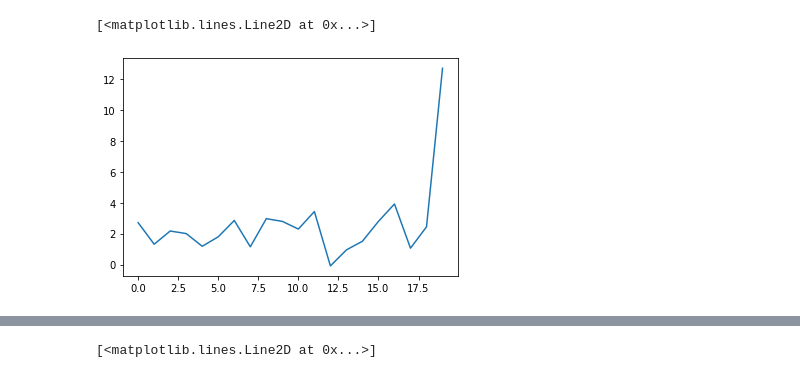
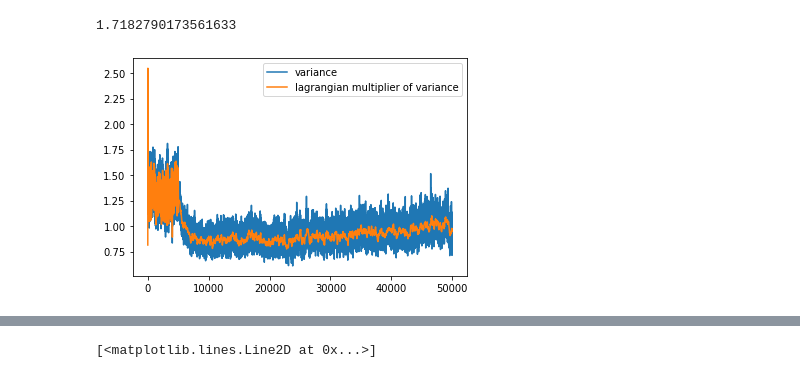
Before and after one commit to lianqing01/dual_imagenet, a Jupyter notebook: visualize_lagrangian.ipynb, the cells around one changed output, grey strips where cells are left out. Saved outputs shown, nothing was run; the diff lists cells and outputs as text; code cells hidden in the pictures.

```diff
--- a/visualize_lagrangian.ipynb
+++ b/visualize_lagrangian.ipynb
@@ -5,7 +1,34 @@ import matplotlib.pyplot as plt
+# %%
+import numpy as np
+# stat = np.load("results/imagenet/constraint_20+norm_layer_+cbn+cweight+10+cdecay+1_Thu-Sep-17-10:43:50-2020/norm_stat.npy")
+# stat = np.load("results/imagenet/constraint_20+norm_layer_+cbn+cweight+10+cdecay+1_Wed-Sep-16-14:00:10-2020/norm_stat.npy")
+#hand l2norm
+# stat = np.load("results/imagenet/constraint_20+norm_layer_+cbn+cweight+10+cdecay+0_Thu-Sep-17-08:50:52-2020/norm_stat.npy")
+#fix theta tune lambda lr 0.1
+# stat = np.load("results/imagenet/constraint_20+norm_layer_+cbn+cweight+10+cdecay+1_Thu-Sep-17-12:37:44-2020/norm_stat.npy")
+#fix theta tune lambda lr 0.001
+stat = np.load("results/imagenet/constraint_20+norm_layer_+cbn+cweight+10+cdecay+1_Thu-Sep-17-19:32:07-2020/norm_stat.npy")
+# tune theta and lambda
+# stat = np.load("results/imagenet/constraint_20+norm_layer_+cbn+cweight+10+cdecay+1_Wed-Sep-16-11:36:24-2020//norm_stat.npy")
+
+import matplotlib.pyplot as plt
 # %%
-mu, gamma, lag_mu, lag_gamma = stat
+mu, gamma, lag_mu, lag_gamma, mu_grad, gamma_grad = stat
-# %%
-plt.plot(gamma[:,1])
-# %% [output]
-[<matplotlib.lines.Line2D at 0x...>]
-[figure, removed]
+# %%
+lag_gamma[:,99].mean(0) / lag_gamma[:,0].mean(0)
+# %% [output]
+1.7182790173561633
+# %%
+# plt.plot(-1 * gamma_grad[-1,0:20000:100]*480+1, label="grad")
+# plt.plot(mu[:,0:4000].mean(0), label="variance")
+# plt.plot(lag_mu[:,0:4000].mean(0)*480, label="lagrangian multiplier of variance")
+plt.plot(gamma[:,0:].mean(0), label="variance")
+plt.plot(lag_gamma[:,0:].mean(0)*480, label="lagrangian multiplier of variance")
+
+# plt.plot(gamma_grad[14,0:100], label="grad multiplier of variance")
+
+
+plt.legend()
+plt.show()
+# %% [output]
+[figure, added]
```
Also changed, not shown: parts of 10 cells of this notebook, 9 other files.
